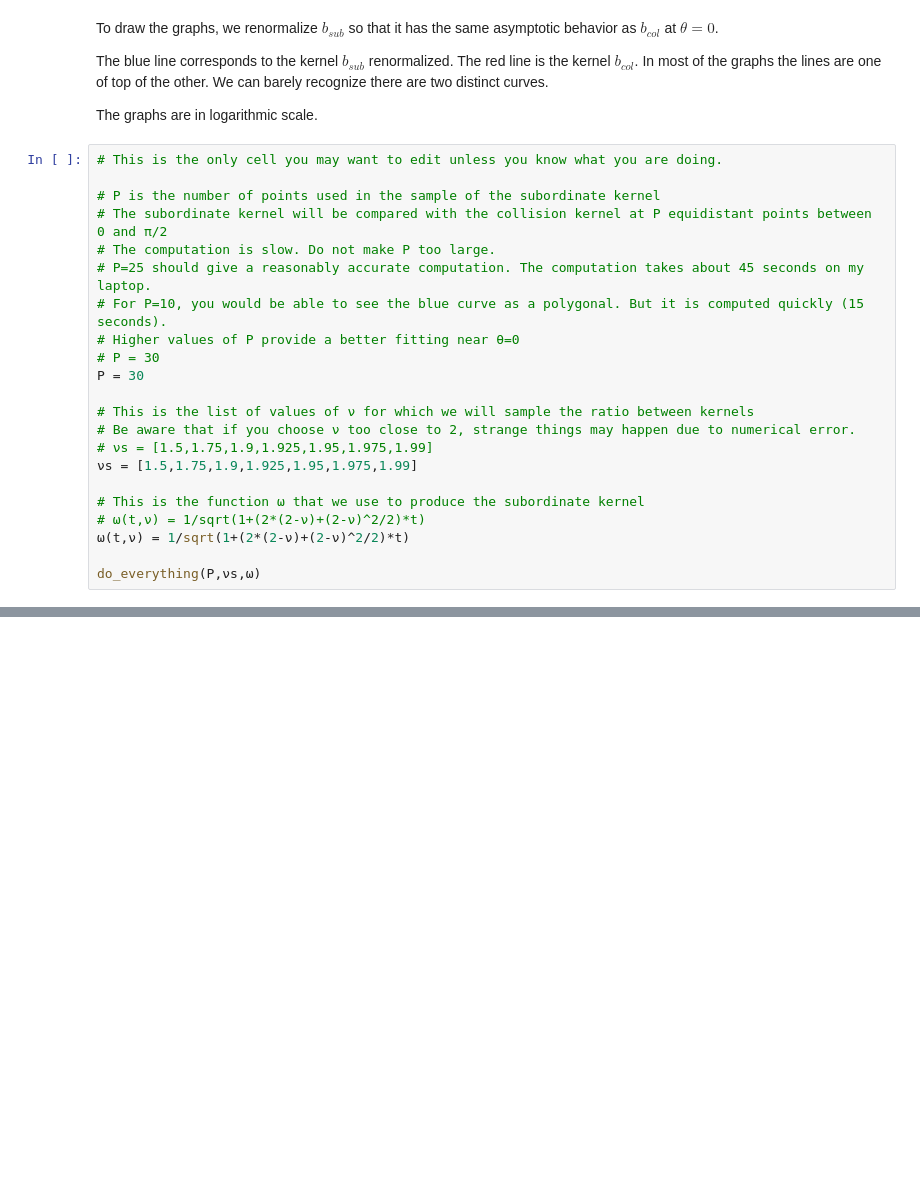
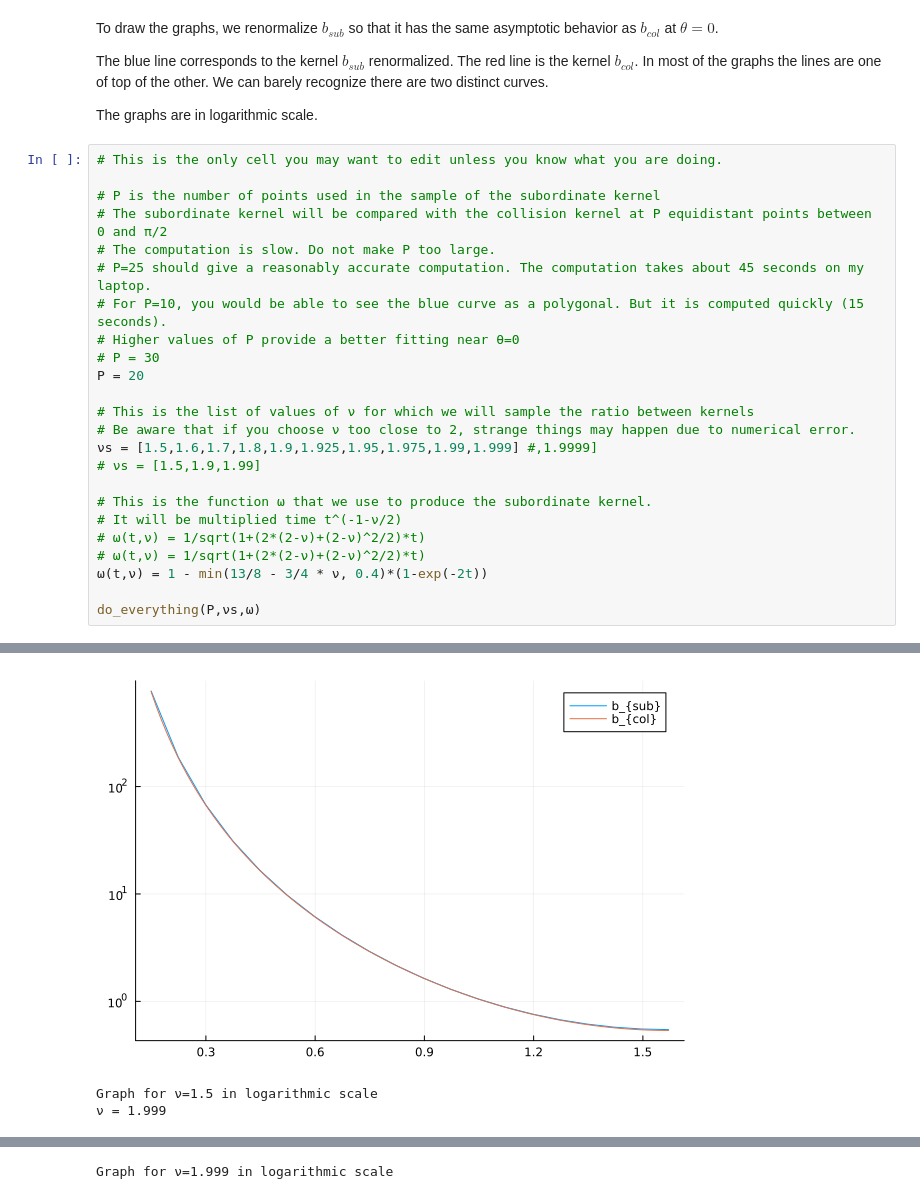
Before and after one commit to luissilvestre/collisionkernel, a Jupyter notebook: subordinate_experiments.ipynb, the cells around one changed output, grey strips where cells are left out. Drawn from its saved outputs; the diff is of its cells as text; blank space fills up the shorter version.

```diff
--- a/subordinate_experiments.ipynb
+++ b/subordinate_experiments.ipynb
@@ -92,16 +92,18 @@ The graphs are in logarithmic scale.
 # For P=10, you would be able to see the blue curve as a polygonal. But it is computed quickly (15 seconds).
 # Higher values of P provide a better fitting near θ=0
 # P = 30
-P = 30
+P = 20
 
 # This is the list of values of ν for which we will sample the ratio between kernels
 # Be aware that if you choose ν too close to 2, strange things may happen due to numerical error.
-# νs = [1.5,1.75,1.9,1.925,1.95,1.975,1.99]
-νs = [1.5,1.75,1.9,1.925,1.95,1.975,1.99]
+νs = [1.5,1.6,1.7,1.8,1.9,1.925,1.95,1.975,1.99,1.999] #,1.9999]
+# νs = [1.5,1.9,1.99]
 
-# This is the function ω that we use to produce the subordinate kernel
+# This is the function ω that we use to produce the subordinate kernel.
+# It will be multiplied time t^(-1-ν/2)
 # ω(t,ν) = 1/sqrt(1+(2*(2-ν)+(2-ν)^2/2)*t)
-ω(t,ν) = 1/sqrt(1+(2*(2-ν)+(2-ν)^2/2)*t)
+# ω(t,ν) = 1/sqrt(1+(2*(2-ν)+(2-ν)^2/2)*t)
+ω(t,ν) = 1 - min(13/8 - 3/4 * ν, 0.4)*(1-exp(-2t))
 
 do_everything(P,νs,ω)
 # %% [output]
@@ -110,0 +128,3 @@ Evaluating the integral operator at each bump function and sampling the kernel
+[figure, added]
+Graph for ν=1.5 in logarithmic scale
+ν = 1.999
@@ -111,3 +132,4 @@ Evaluating the integral operator at each bump function and sampling the kernel
+Graph for ν=1.999 in logarithmic scale
 # %%
 # We also want to estimate the values of $c_K$ and $C_P$ for these kernels.
 using QuadGK
```
Also changed, not shown: parts of 7 cells of this notebook, 6 other files.
